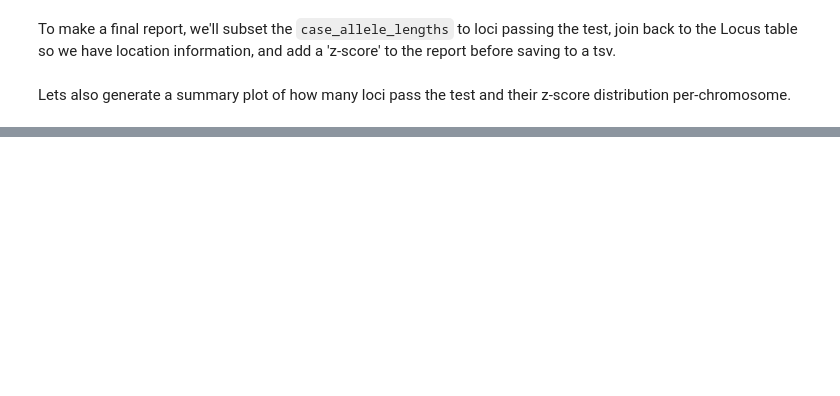
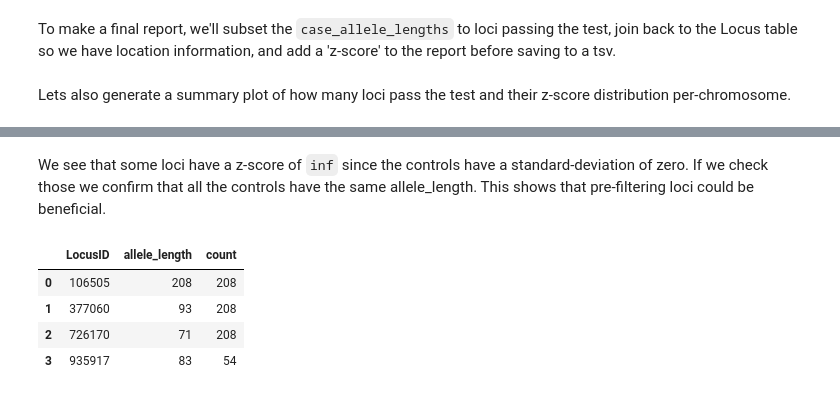
Before and after one commit to PacificBiosciences/trgt, a Jupyter notebook: notebooks/LongExpansions.ipynb, the cells around one changed output, grey strips where cells are left out. Cells and saved outputs as stored; diff of their text form; code cells hidden in the pictures; blank space fills up the shorter version.

```diff
--- a/notebooks/LongExpansions.ipynb
+++ b/notebooks/LongExpansions.ipynb
@@ -130,0 +135,19 @@ report[~report['chrom'].isin(["chrX", "chrY"])].sort_values(['z-score'], ascendi
+# %% [markdown]
+We see that some loci have a z-score of `inf` since the controls have a standard-deviation of zero. If we check those we confirm that all the controls have the same allele_length. This shows that pre-filtering loci could be beneficial.
+# %%
+import numpy as np
+
+to_investigate = report[(report['z-score'] == np.inf)]
+
+(control_allele_lengths.loc[to_investigate.index]
+    .groupby("LocusID")
+    ["allele_length"]
+    .value_counts()
+    .to_frame(name="count")
+    .reset_index())
+# %% [output]
+|  | LocusID | allele_length | count |
+| 0 | 106505 | 208 | 208 |
+| 1 | 377060 | 93 | 208 |
+| 2 | 726170 | 71 | 208 |
+| 3 | 935917 | 83 | 54 |
```
Also changed, not shown: parts of 10 cells of this notebook.
